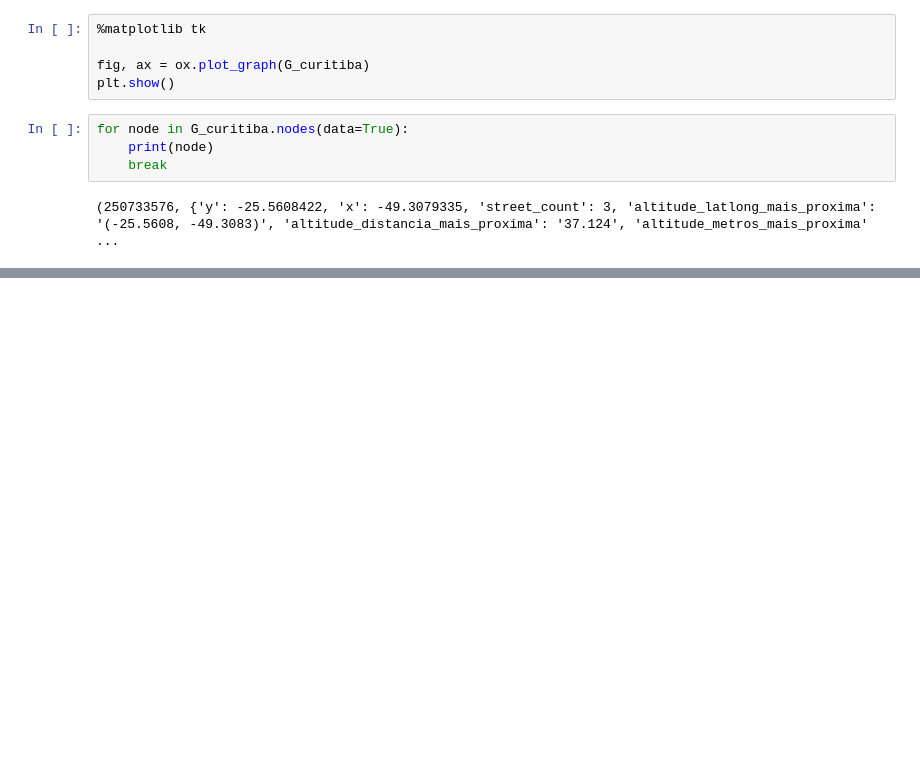
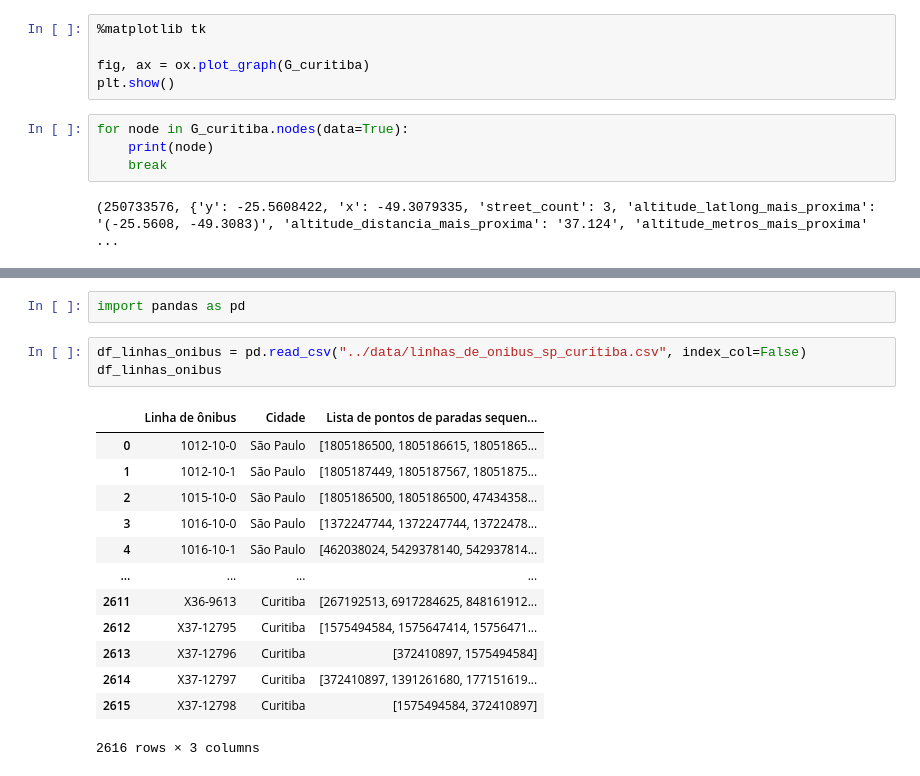
Before and after one commit to NESPEDUFV/sbbd-dsw-2024, a Jupyter notebook: src/Exemplo de uso.ipynb, the cells around one changed output, grey strips where cells are left out. Drawn from its saved outputs; the diff is of its cells as text; blank space fills up the shorter version.

Commit message:
linhas_de_onibus_sp_curitiba.csv e exemplo

```diff
--- a/src/Exemplo de uso.ipynb
+++ b/src/Exemplo de uso.ipynb
@@ -61,0 +66,19 @@ for node in G_curitiba.nodes(data=True):
+# %%
+import pandas as pd
+# %%
+df_linhas_onibus = pd.read_csv("../data/linhas_de_onibus_sp_curitiba.csv", index_col=False)
+df_linhas_onibus
+# %% [output]
+|  | Linha de ônibus | Cidade | Lista de pontos de paradas sequen... |
+| 0 | 1012-10-0 | São Paulo | [1805186500, 1805186615, 18051865... |
+| 1 | 1012-10-1 | São Paulo | [1805187449, 1805187567, 18051875... |
+| 2 | 1015-10-0 | São Paulo | [1805186500, 1805186500, 47434358... |
+| 3 | 1016-10-0 | São Paulo | [1372247744, 1372247744, 13722478... |
+| 4 | 1016-10-1 | São Paulo | [462038024, 5429378140, 542937814... |
+| ... | ... | ... | ... |
+| 2611 | X36-9613 | Curitiba | [267192513, 6917284625, 848161912... |
+| 2612 | X37-12795 | Curitiba | [1575494584, 1575647414, 15756471... |
+| 2613 | X37-12796 | Curitiba | [372410897, 1575494584] |
+| 2614 | X37-12797 | Curitiba | [372410897, 1391261680, 177151619... |
+| 2615 | X37-12798 | Curitiba | [1575494584, 372410897] |
+2616 rows × 3 columns
```
Also changed, not shown: parts of 1 cell of this notebook, 2 other files.
